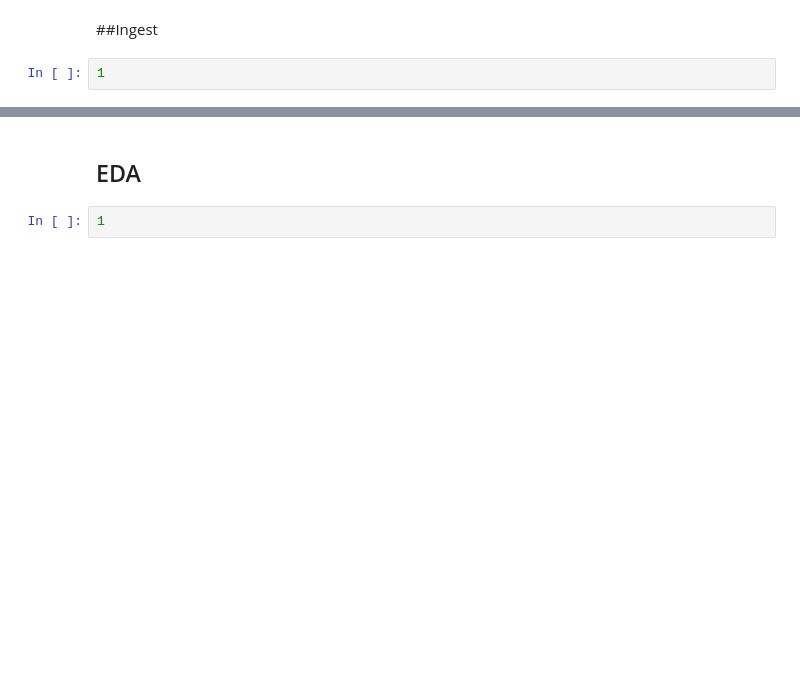
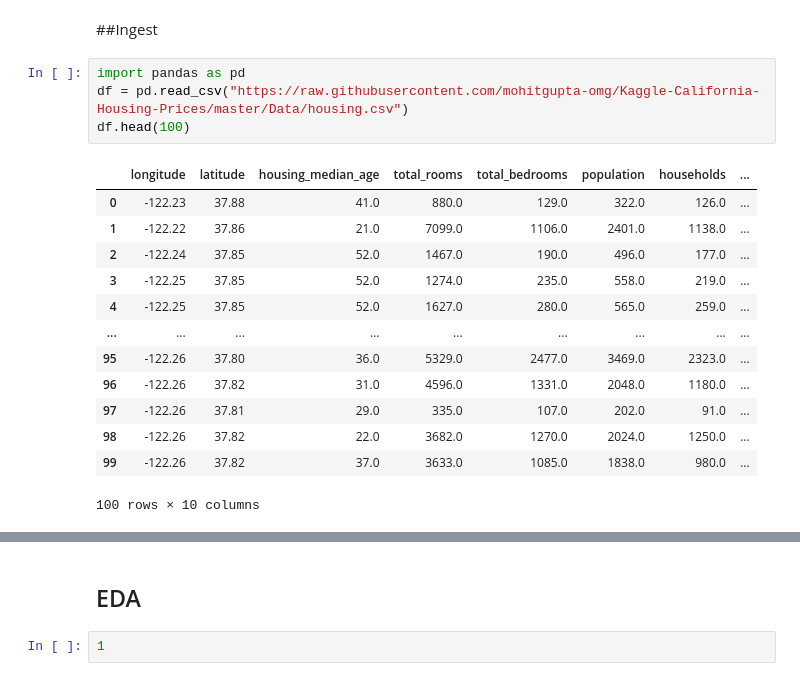
Before and after one commit to dtk1025/434hausme, a Jupyter notebook: haus_me_notebook.ipynb, the cells around one changed output, grey strips where cells are left out. Saved outputs shown, nothing was run; the diff lists cells and outputs as text; blank space fills up the shorter version.

```diff
--- a/haus_me_notebook.ipynb
+++ b/haus_me_notebook.ipynb
@@ -2,5 +2,21 @@
 <a href="https://colab.research.google.com/github/dtk1025/434hausme/blob/main/haus_me_notebook.ipynb" target="_parent"><img src="https://colab.research.google.com/assets/colab-badge.svg" alt="Open In Colab"/></a>
 # %% [markdown]
 ##Ingest
-# %%
-1
+# %%
+import pandas as pd
+df = pd.read_csv("https://raw.githubusercontent.com/mohitgupta-omg/Kaggle-California-Housing-Prices/master/Data/housing.csv")
+df.head(100)
+# %% [output]
+|  | longitude | latitude | housing_median_age | total_rooms | total_bedrooms | population | households | ... |
+| 0 | -122.23 | 37.88 | 41.0 | 880.0 | 129.0 | 322.0 | 126.0 | ... |
+| 1 | -122.22 | 37.86 | 21.0 | 7099.0 | 1106.0 | 2401.0 | 1138.0 | ... |
+| 2 | -122.24 | 37.85 | 52.0 | 1467.0 | 190.0 | 496.0 | 177.0 | ... |
+| 3 | -122.25 | 37.85 | 52.0 | 1274.0 | 235.0 | 558.0 | 219.0 | ... |
+| 4 | -122.25 | 37.85 | 52.0 | 1627.0 | 280.0 | 565.0 | 259.0 | ... |
+| ... | ... | ... | ... | ... | ... | ... | ... | ... |
+| 95 | -122.26 | 37.80 | 36.0 | 5329.0 | 2477.0 | 3469.0 | 2323.0 | ... |
+| 96 | -122.26 | 37.82 | 31.0 | 4596.0 | 1331.0 | 2048.0 | 1180.0 | ... |
+| 97 | -122.26 | 37.81 | 29.0 | 335.0 | 107.0 | 202.0 | 91.0 | ... |
+| 98 | -122.26 | 37.82 | 22.0 | 3682.0 | 1270.0 | 2024.0 | 1250.0 | ... |
+| 99 | -122.26 | 37.82 | 37.0 | 3633.0 | 1085.0 | 1838.0 | 980.0 | ... |
+100 rows × 10 columns
```
Also changed, not shown: parts of 4 cells of this notebook.
